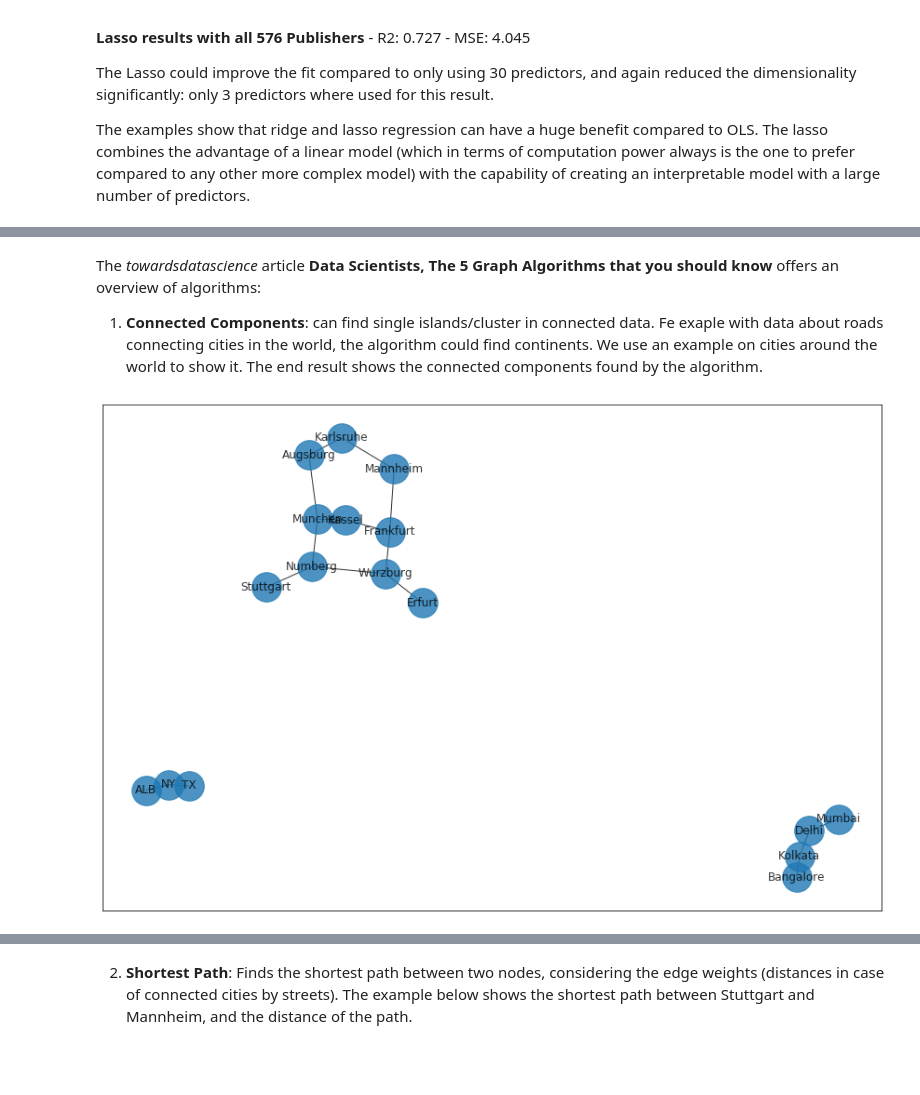
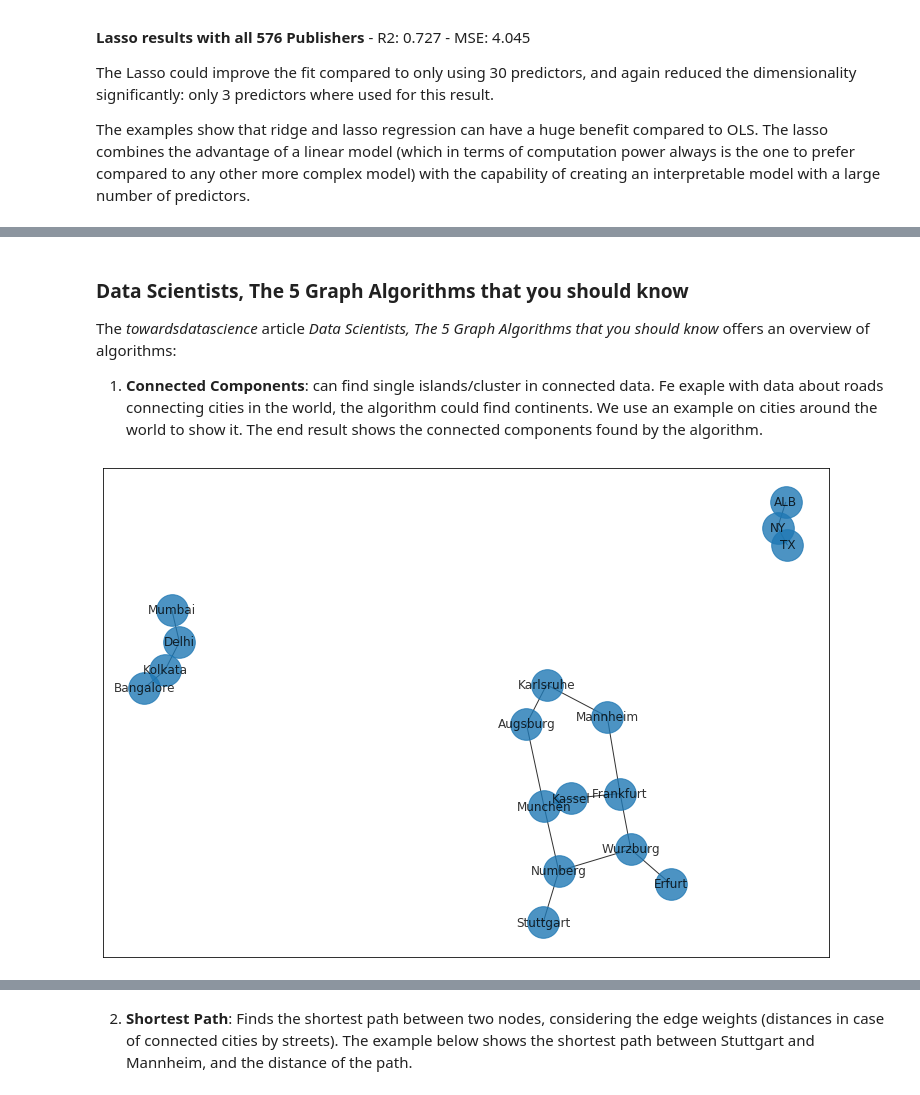
Before and after one commit to RageJohnny/algo_seminararbeit, a Jupyter notebook: DatavsDecision_ONot_GLMs.ipynb, the cells around one changed output, grey strips where cells are left out. Saved outputs shown, nothing was run; the diff lists cells and outputs as text; code cells hidden in the pictures; blank space fills up the shorter version.

```diff
--- a/DatavsDecision_ONot_GLMs.ipynb
+++ b/DatavsDecision_ONot_GLMs.ipynb
@@ -485,7 +485,9 @@ The figures below show two examples of graph plots. The first one could for exam
     </tr>
 </table>
 # %% [markdown]
-The *towardsdatascience* article **Data Scientists, The 5 Graph Algorithms that you should know** offers an overview of algorithms:
+### Data Scientists, The 5 Graph Algorithms that you should know
+
+The *towardsdatascience* article *Data Scientists, The 5 Graph Algorithms that you should know* offers an overview of algorithms:
 
 1) **Connected Components**: can find single islands/cluster in connected data. Fe exaple with data about roads connecting cities in the world, the algorithm could find continents. We use an example on cities around the world to show it. The end result shows the connected components found by the algorithm.
 # %%
@@ -508,14 +510,14 @@ edgelist = [['Mannheim', 'Frankfurt', 85], ['Mannheim', 'Karlsruhe', 80],
 # %%
 # create a graph instance and add the edges using networkx
 g = nx.Graph()
 for edge in edgelist:
     g.add_edge(edge[0],edge[1], weight = edge[2])
 
 # show the graph
-plt.figure(figsize = [15,10])
+plt.figure(figsize = [13,9])
 nx.draw_networkx(g, node_size = 1000, alpha=0.8)
 # %% [output]
-[figure, old version]
+[figure, new version]
 # %%
 # find out distinct continents: using the connected components algorithm
 # print the nodes within one continent
```
Also changed, not shown: parts of 4 cells of this notebook, 1 other file.
